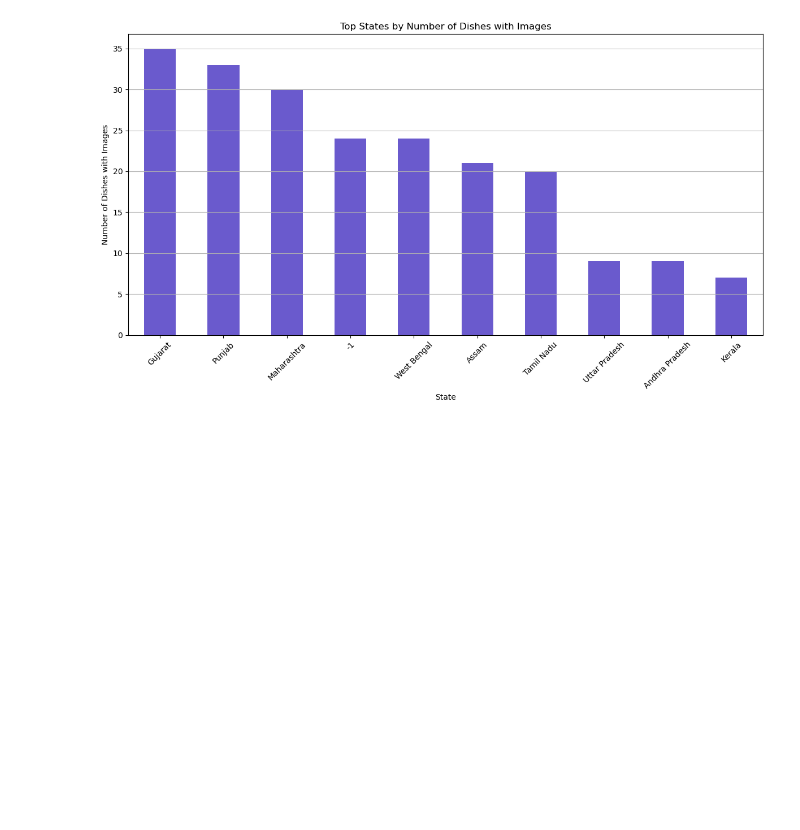
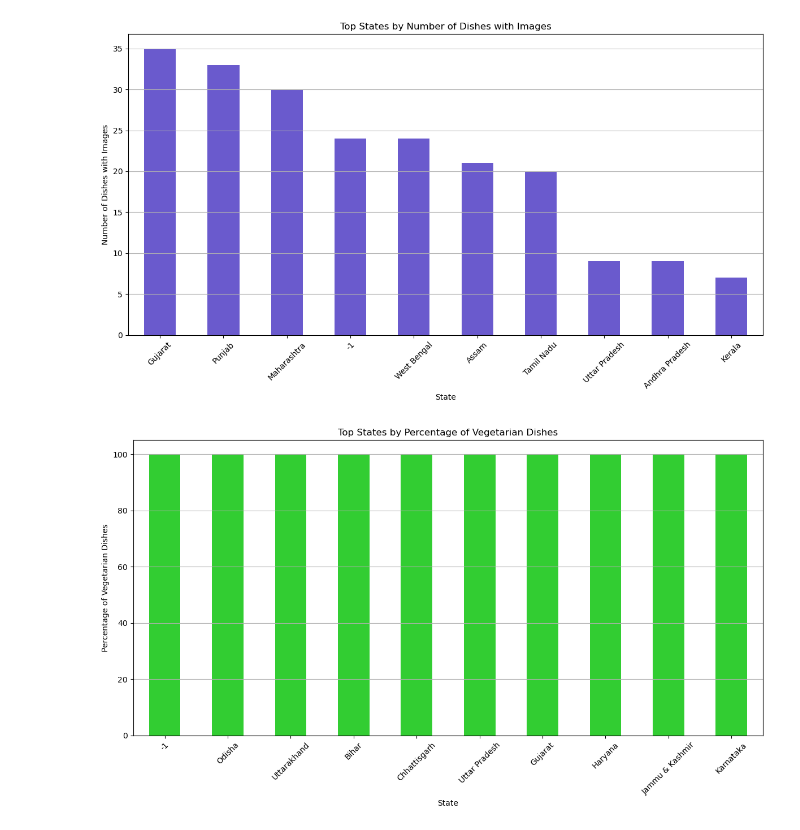
Before and after one commit to raj-rajat/Indian-Food-Dataset, a Jupyter notebook: indian-food-dataset.ipynb, the cells around one changed output. Saved outputs shown, nothing was run; the diff lists cells and outputs as text; code cells hidden in the pictures; blank space fills up the shorter version.

```diff
--- a/indian-food-dataset.ipynb
+++ b/indian-food-dataset.ipynb
@@ -846,3 +848,27 @@ plt.tight_layout()
 plt.show()
 # %% [output]
 [figure]
+# %%
+# Grouping by state and diet to get the counts
+state_diet_distribution = df.groupby('state')['diet'].value_counts().unstack().fillna(0)
+
+# Calculating the percentage of vegetarian dishes for each state
+state_diet_distribution['vegetarian_percentage'] = (state_diet_distribution['vegetarian'] /
+                                                    state_diet_distribution.sum(axis=1)) * 100
+
+# Sorting states by the percentage of vegetarian dishes
+sorted_states_by_veg_percentage = state_diet_distribution['vegetarian_percentage'].sort_values(ascending=False).head(10)
+
+# Plotting the top states based on percentage of vegetarian dishes
+plt.figure(figsize=(12, 7))
+sorted_states_by_veg_percentage.plot(kind='bar', color='limegreen')
+plt.title('Top States by Percentage of Vegetarian Dishes')
+plt.xlabel('State')
+plt.ylabel('Percentage of Vegetarian Dishes')
+plt.xticks(rotation=45)
+plt.grid(axis='y')
+
+plt.tight_layout()
+plt.show()
+# %% [output]
+[figure, added]
```
Also changed, not shown: parts of 19 cells of this notebook.
